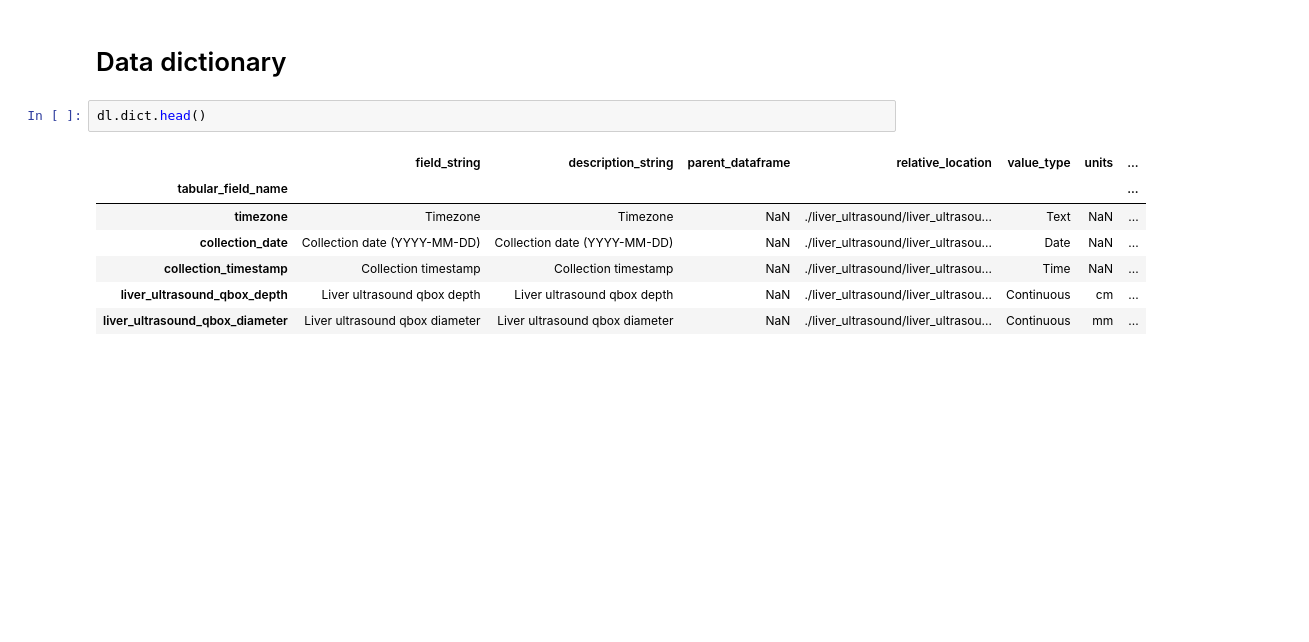
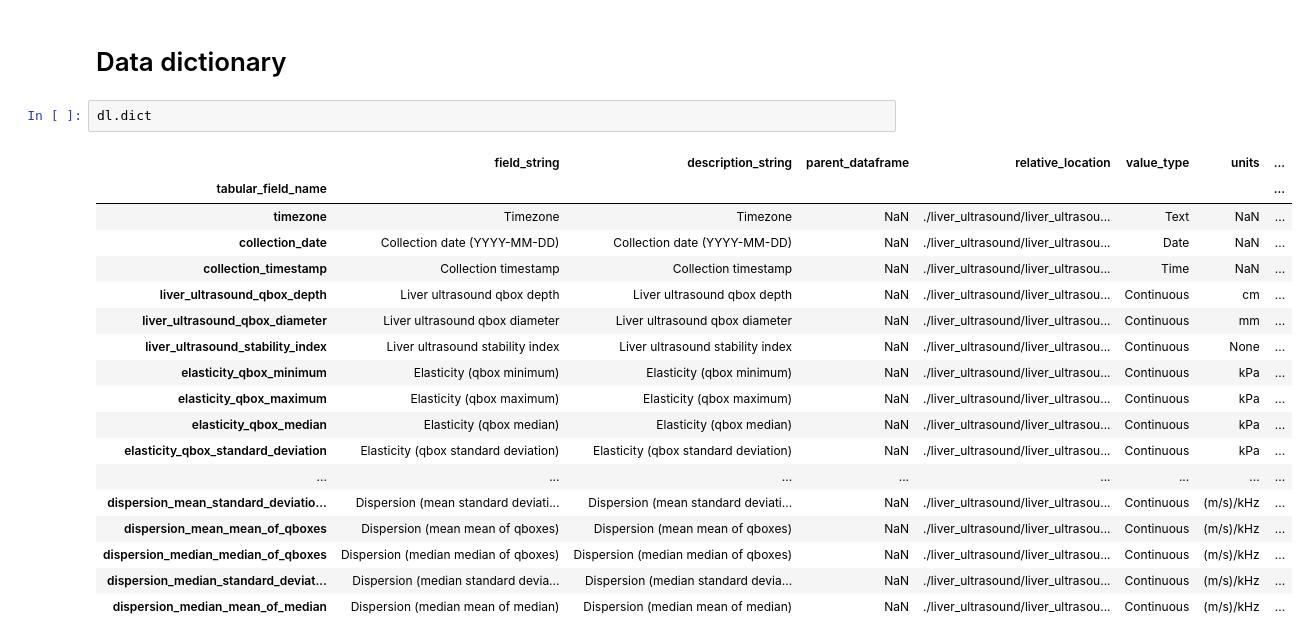
Before and after one commit to pheno-ai/pheno-docs, a Jupyter notebook: pheno_knowledge_base/datasets/4-liver_ultrasound.ipynb, the cells around one changed output. Drawn from its saved outputs; the diff is of its cells as text; blank space fills up the shorter version.

```diff
--- a/pheno_knowledge_base/datasets/4-liver_ultrasound.ipynb
+++ b/pheno_knowledge_base/datasets/4-liver_ultrasound.ipynb
@@ -30,12 +30,23 @@ DataLoader for liver_ultrasound with
 # %% [markdown]
 # Data dictionary
 # %%
-dl.dict.head()
+dl.dict
 # %% [output]
 |  | field_string | description_string | parent_dataframe | relative_location | value_type | units | ... |
 | tabular_field_name |  |  |  |  |  |  | ... |
 | timezone | Timezone | Timezone | NaN | ./liver_ultrasound/liver_ultrasou... | Text | NaN | ... |
 | collection_date | Collection date (YYYY-MM-DD) | Collection date (YYYY-MM-DD) | NaN | ./liver_ultrasound/liver_ultrasou... | Date | NaN | ... |
 | collection_timestamp | Collection timestamp | Collection timestamp | NaN | ./liver_ultrasound/liver_ultrasou... | Time | NaN | ... |
 | liver_ultrasound_qbox_depth | Liver ultrasound qbox depth | Liver ultrasound qbox depth | NaN | ./liver_ultrasound/liver_ultrasou... | Continuous | cm | ... |
 | liver_ultrasound_qbox_diameter | Liver ultrasound qbox diameter | Liver ultrasound qbox diameter | NaN | ./liver_ultrasound/liver_ultrasou... | Continuous | mm | ... |
+| liver_ultrasound_stability_index | Liver ultrasound stability index | Liver ultrasound stability index | NaN | ./liver_ultrasound/liver_ultrasou... | Continuous | None | ... |
+| elasticity_qbox_minimum | Elasticity (qbox minimum) | Elasticity (qbox minimum) | NaN | ./liver_ultrasound/liver_ultrasou... | Continuous | kPa | ... |
+| elasticity_qbox_maximum | Elasticity (qbox maximum) | Elasticity (qbox maximum) | NaN | ./liver_ultrasound/liver_ultrasou... | Continuous | kPa | ... |
+| elasticity_qbox_median | Elasticity (qbox median) | Elasticity (qbox median) | NaN | ./liver_ultrasound/liver_ultrasou... | Continuous | kPa | ... |
+| elasticity_qbox_standard_deviation | Elasticity (qbox standard deviation) | Elasticity (qbox standard deviation) | NaN | ./liver_ultrasound/liver_ultrasou... | Continuous | kPa | ... |
+| ... | ... | ... | ... | ... | ... | ... | ... |
+| dispersion_mean_standard_deviatio... | Dispersion (mean standard deviati... | Dispersion (mean standard deviati... | NaN | ./liver_ultrasound/liver_ultrasou... | Continuous | (m/s)/kHz | ... |
+| dispersion_mean_mean_of_qboxes | Dispersion (mean mean of qboxes) | Dispersion (mean mean of qboxes) | NaN | ./liver_ultrasound/liver_ultrasou... | Continuous | (m/s)/kHz | ... |
+| dispersion_median_median_of_qboxes | Dispersion (median median of qboxes) | Dispersion (median median of qboxes) | NaN | ./liver_ultrasound/liver_ultrasou... | Continuous | (m/s)/kHz | ... |
+| dispersion_median_standard_deviat... | Dispersion (median standard devia... | Dispersion (median standard devia... | NaN | ./liver_ultrasound/liver_ultrasou... | Continuous | (m/s)/kHz | ... |
+| dispersion_median_mean_of_median | Dispersion (median mean of median) | Dispersion (median mean of median) | NaN | ./liver_ultrasound/liver_ultrasou... | Continuous | (m/s)/kHz | ... |
```
Also changed, not shown: 10 other files.
